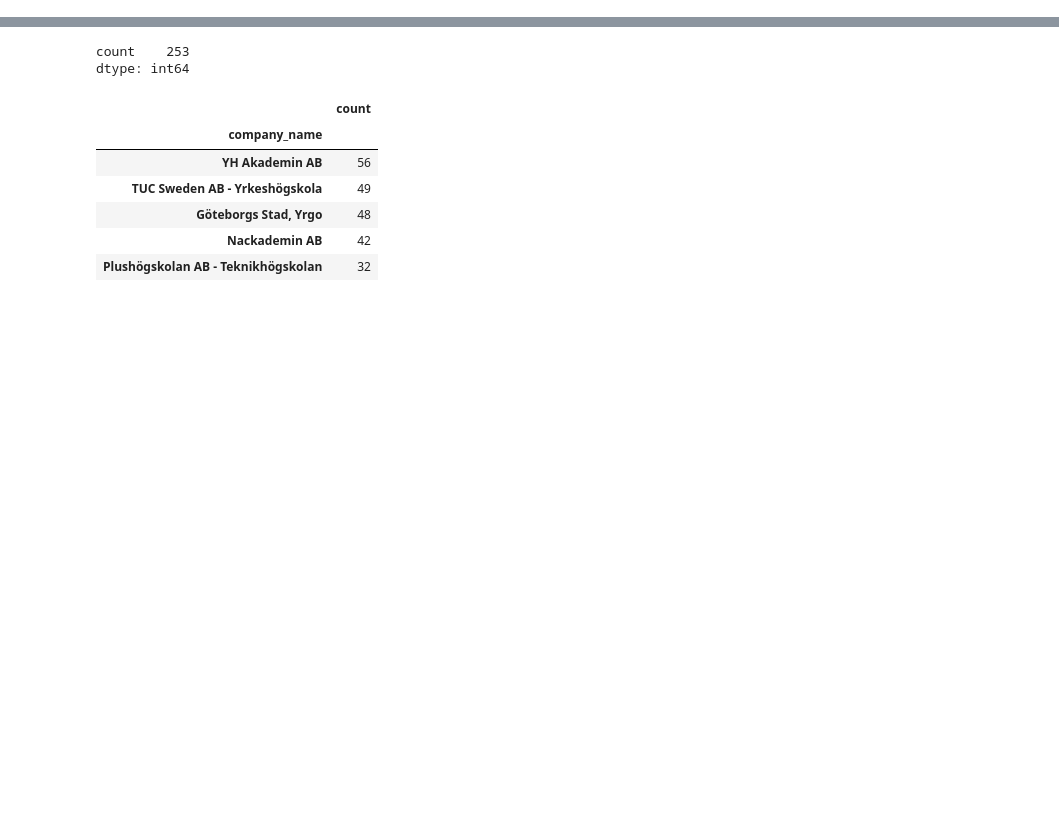
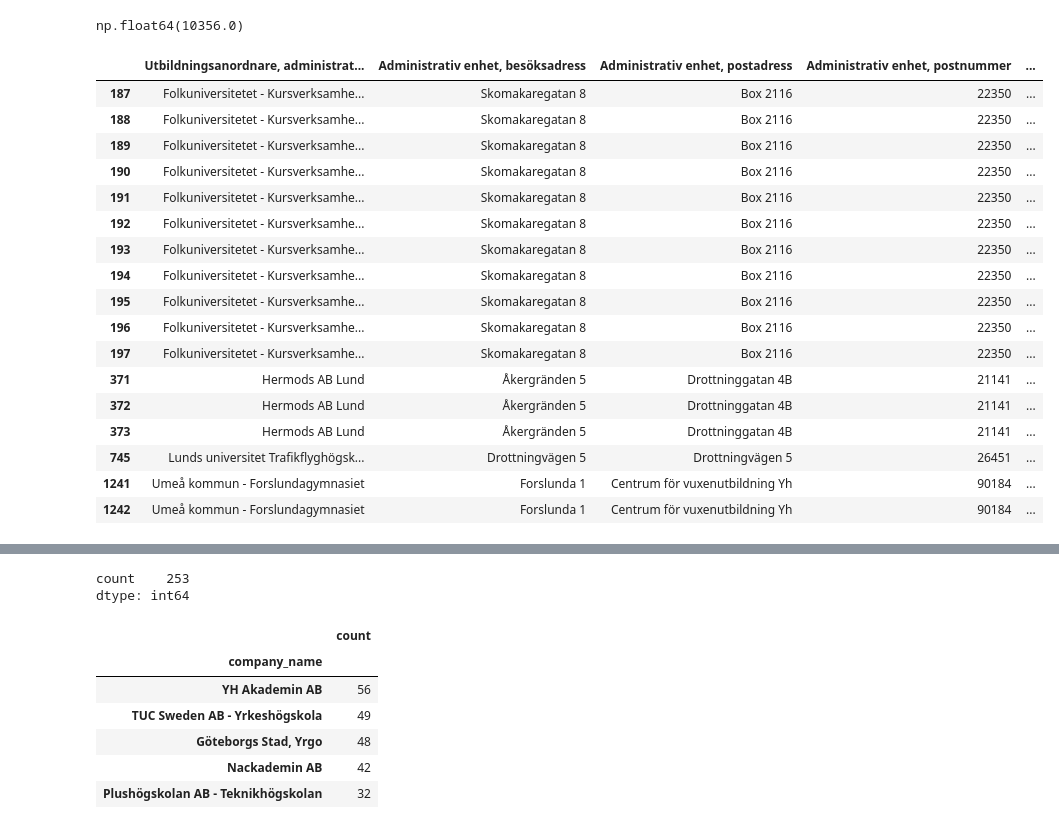
Before and after one commit to DaDrummerthe1st/list_of_yrkeshogskolor, a Jupyter notebook: parse_myh_db_dump.ipynb, the cells around one changed output, grey strips where cells are left out. Saved outputs shown, nothing was run; the diff lists cells and outputs as text; code cells hidden in the pictures; blank space fills up the shorter version.

```diff
--- a/parse_myh_db_dump.ipynb
+++ b/parse_myh_db_dump.ipynb
@@ -14,0 +72,25 @@ display(df.head(3))
+# %%
+df_great_dataset['Antal Studerande'].sum()
+# %% [output]
+np.float64(10356.0)
+# %%
+df_great_dataset[df_great_dataset['Utbildningsanordnare, administrativ enhet'].str.contains('lund', case=False)]
+# %% [output]
+|  | Utbildningsanordnare, administrat... | Administrativ enhet, besöksadress | Administrativ enhet, postadress | Administrativ enhet, postnummer | ... |
+| 187 | Folkuniversitetet - Kursverksamhe... | Skomakaregatan 8 | Box 2116 | 22350 | ... |
+| 188 | Folkuniversitetet - Kursverksamhe... | Skomakaregatan 8 | Box 2116 | 22350 | ... |
+| 189 | Folkuniversitetet - Kursverksamhe... | Skomakaregatan 8 | Box 2116 | 22350 | ... |
+| 190 | Folkuniversitetet - Kursverksamhe... | Skomakaregatan 8 | Box 2116 | 22350 | ... |
+| 191 | Folkuniversitetet - Kursverksamhe... | Skomakaregatan 8 | Box 2116 | 22350 | ... |
+| 192 | Folkuniversitetet - Kursverksamhe... | Skomakaregatan 8 | Box 2116 | 22350 | ... |
+| 193 | Folkuniversitetet - Kursverksamhe... | Skomakaregatan 8 | Box 2116 | 22350 | ... |
+| 194 | Folkuniversitetet - Kursverksamhe... | Skomakaregatan 8 | Box 2116 | 22350 | ... |
+| 195 | Folkuniversitetet - Kursverksamhe... | Skomakaregatan 8 | Box 2116 | 22350 | ... |
+| 196 | Folkuniversitetet - Kursverksamhe... | Skomakaregatan 8 | Box 2116 | 22350 | ... |
+| 197 | Folkuniversitetet - Kursverksamhe... | Skomakaregatan 8 | Box 2116 | 22350 | ... |
+| 371 | Hermods AB Lund | Åkergränden 5 | Drottninggatan 4B | 21141 | ... |
+| 372 | Hermods AB Lund | Åkergränden 5 | Drottninggatan 4B | 21141 | ... |
+| 373 | Hermods AB Lund | Åkergränden 5 | Drottninggatan 4B | 21141 | ... |
+| 745 | Lunds universitet Trafikflyghögsk... | Drottningvägen 5 | Drottningvägen 5 | 26451 | ... |
+| 1241 | Umeå kommun - Forslundagymnasiet | Forslunda 1 | Centrum för vuxenutbildning Yh | 90184 | ... |
+| 1242 | Umeå kommun - Forslundagymnasiet | Forslunda 1 | Centrum för vuxenutbildning Yh | 90184 | ... |
```
Also changed, not shown: parts of 14 cells of this notebook, 1 other file.
